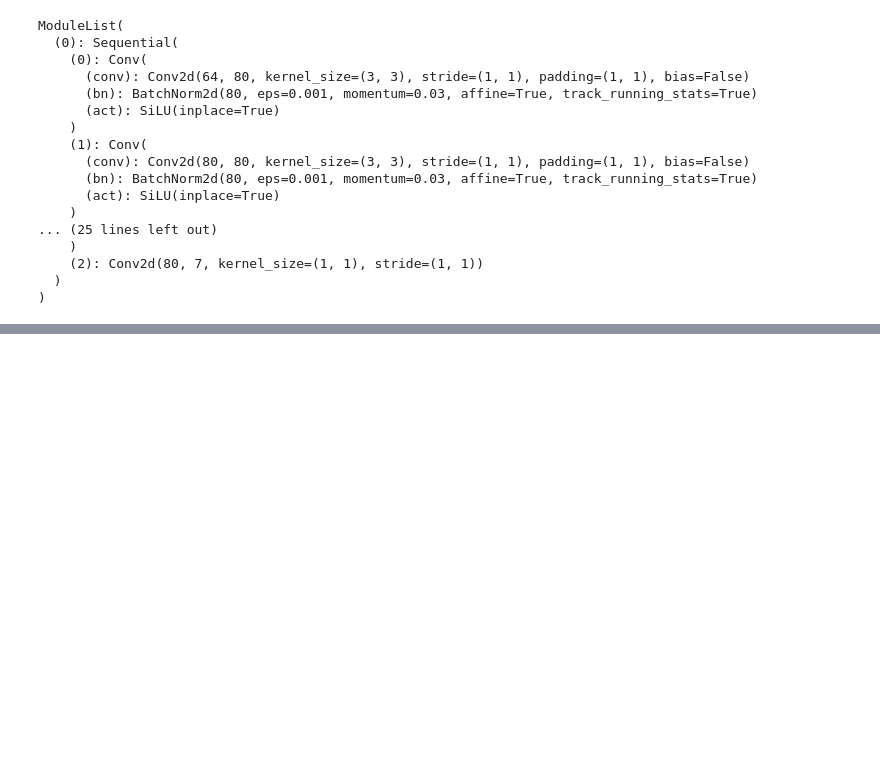
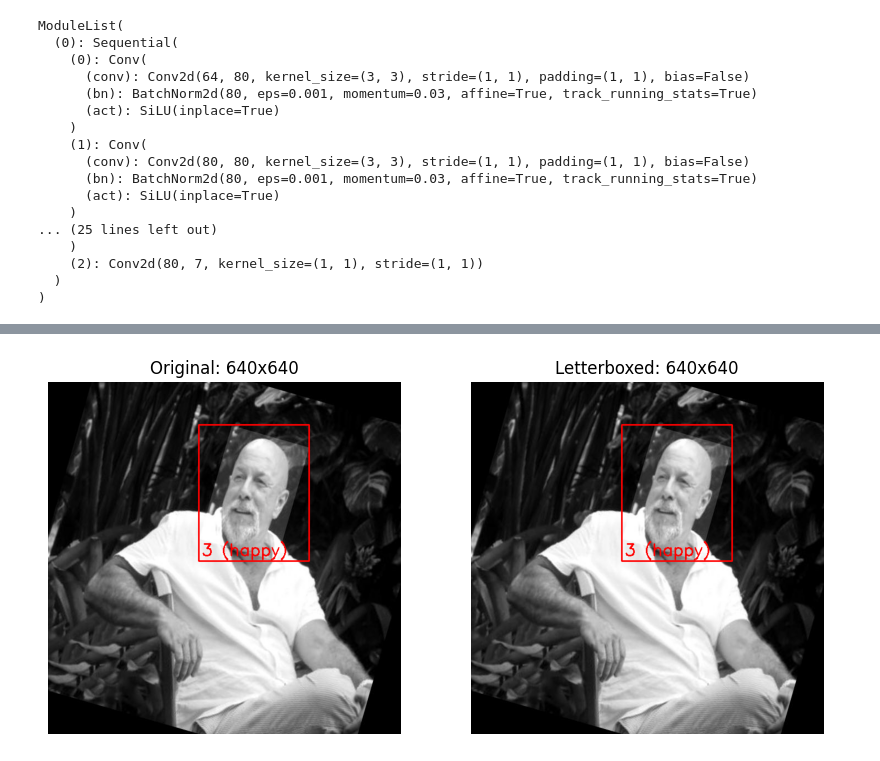
Before and after one commit to ShawnHymel/face-expression-detection-robot, a Jupyter notebook: workspace/notebooks/training.ipynb, the cells around one changed output, grey strips where cells are left out. Saved outputs shown, nothing was run; the diff lists cells and outputs as text; code cells hidden in the pictures; blank space fills up the shorter version.

Commit message:
Added preprocessing pipeline for images

```diff
--- a/workspace/notebooks/training.ipynb
+++ b/workspace/notebooks/training.ipynb
@@ -183,0 +320,91 @@ ModuleList(
+# %%
+# Choose a single image and get bounding box info (label)
+img_path = DATASET_PATH / "train/images/happy64_jpg.rf.c037db92937a4ca10c2c39b674fd3203.jpg"
+label_path = DATASET_PATH / "train/labels" / (img_path.stem + ".txt")
+
+# Load image to test our preprocessing pipeline
+img = cv2.imread(img_path, cv2.IMREAD_GRAYSCALE)
+img_h = img.shape[0]
+img_w = img.shape[1]
+
+# Modify with letterbox
+target_w = 640
+target_h = 640
+img_lb, scale, pad_left, pad_top = letterbox(img, target_w, target_h)
+
+# Load bounding boxes
+boxes = []
+with open(label_path) as f:
+    for line in f:
+        boxes.append(list(map(float, line.strip().split())))
+boxes = np.array(boxes, dtype=np.float32)
+
+# Adjust bounding box to work with preprocessed image
+new_boxes = adjust_bboxes_yolo(
+    boxes,
+    img_w,
+    img_h,
+    target_w,
+    target_h,
+    scale,
+    pad_left,
+    pad_top
+)
+
+# Convert original image to RGB for display
+img_disp = cv2.cvtColor(img.copy(), cv2.COLOR_GRAY2BGR)
+
+# Draw bounding boxes on original image
+for cls, xc, yc, w, h in boxes:
+    x1 = int((xc - w / 2) * img_w)
+    y1 = int((yc - h / 2) * img_h)
+    x2 = int((xc + w / 2) * img_w)
+    y2 = int((yc + h / 2) * img_h)
+    cv2.rectangle(img_disp, (x1, y1), (x2, y2), (255, 0, 0), 2)
+    cv2.putText(
+        img_disp,
+        f"{str(int(cls))} ({class_names[int(cls)]})",
+        (x1 + 5, y2 - 10),
+        cv2.FONT_HERSHEY_SIMPLEX,
+        1.0,
+        (255, 0, 0),
+        2
+    )
+
+# Convert preprocessed image to RGB for display
+img_lb_disp = cv2.cvtColor(img_lb.copy(), cv2.COLOR_GRAY2BGR)
+
+# Draw bounding boxes on preprocessed image
+for cls, xc, yc, w, h in new_boxes:
+    x1 = int((xc - w / 2) * target_w)
+    y1 = int((yc - h / 2) * target_h)
+    x2 = int((xc + w / 2) * target_w)
+    y2 = int((yc + h / 2) * target_h)
+    cv2.rectangle(img_lb_disp, (x1, y1), (x2, y2), (255, 0, 0), 2)
+    cv2.putText(
+        img_lb_disp,
+        f"{str(int(cls))} ({class_names[int(cls)]})",
+        (x1 + 5, y2 - 10),
+        cv2.FONT_HERSHEY_SIMPLEX,
+        1.0,
+        (255, 0, 0),
+        2
+    )
+
+# Draw side-by-side images
+fig, axes = plt.subplots(1, 2, figsize=(10, 5))
+
+# Draw the original image
+axes[0].imshow(img_disp)
+axes[0].set_title(f"Original: {img.shape[1]}x{img.shape[0]}")
+axes[0].axis('off')
+
+# Draw the preprocessed image
+axes[1].imshow(img_lb_disp)
+axes[1].set_title(f"Letterboxed: {img_lb.shape[1]}x{img_lb.shape[0]}")
+axes[1].axis('off')
+
+# Show the images
+plt.show()
+# %% [output]
+[figure, added]
```
Also changed, not shown: parts of 8 cells of this notebook.
